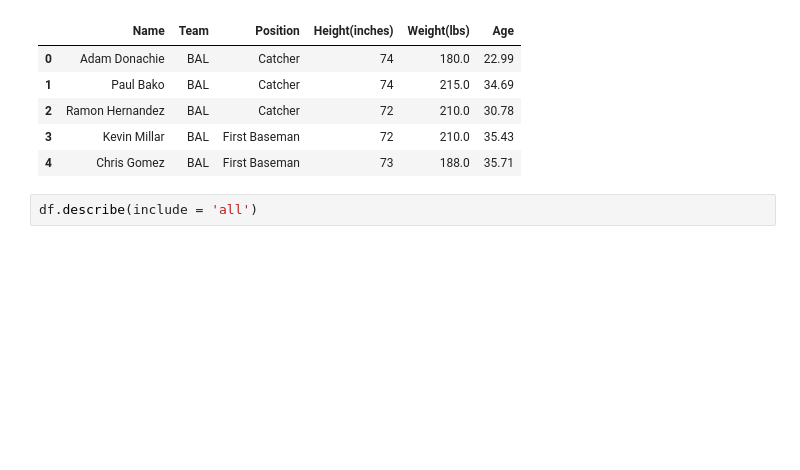
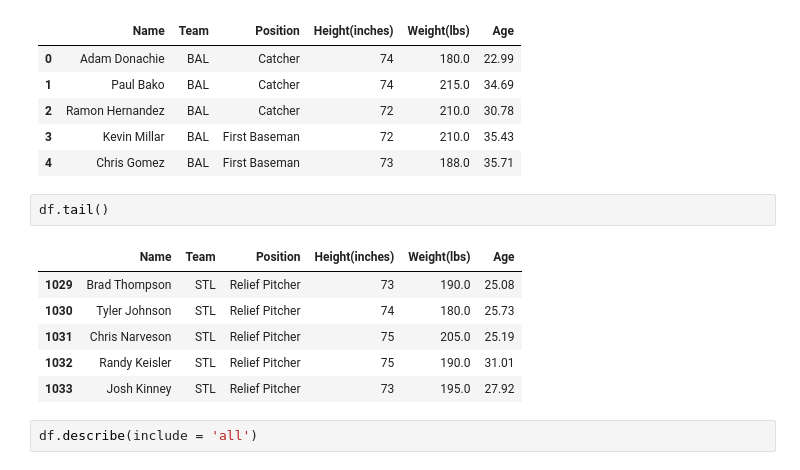
Before and after one commit to umbcdata601/fall2018, a Jupyter notebook: jupyter_notebooks/all characterization attacks on a dataframe.ipynb, the cells around one changed output. Cells and saved outputs as stored; diff of their text form; blank space fills up the shorter version.

```diff
--- a/jupyter_notebooks/all characterization attacks on a dataframe.ipynb
+++ b/jupyter_notebooks/all characterization attacks on a dataframe.ipynb
@@ -192,6 +219,15 @@ df.head()
 | 2 | Ramon Hernandez | BAL | Catcher | 72 | 210.0 | 30.78 |
 | 3 | Kevin Millar | BAL | First Baseman | 72 | 210.0 | 35.43 |
 | 4 | Chris Gomez | BAL | First Baseman | 73 | 188.0 | 35.71 |
+# %%
+df.tail()
+# %% [output]
+|  | Name | Team | Position | Height(inches) | Weight(lbs) | Age |
+| 1029 | Brad Thompson | STL | Relief Pitcher | 73 | 190.0 | 25.08 |
+| 1030 | Tyler Johnson | STL | Relief Pitcher | 74 | 180.0 | 25.73 |
+| 1031 | Chris Narveson | STL | Relief Pitcher | 75 | 205.0 | 25.19 |
+| 1032 | Randy Keisler | STL | Relief Pitcher | 75 | 190.0 | 31.01 |
+| 1033 | Josh Kinney | STL | Relief Pitcher | 73 | 195.0 | 27.92 |
 # %%
 df.describe(include = 'all')
 # %% [output]
```
Also changed, not shown: parts of 6 cells of this notebook.
